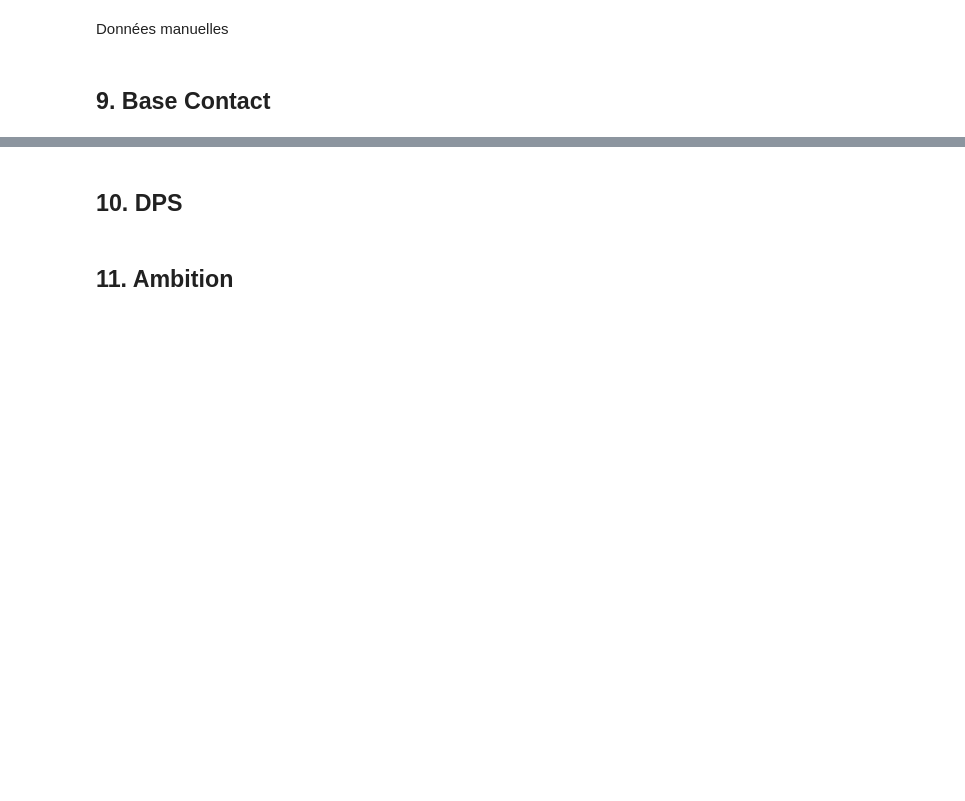
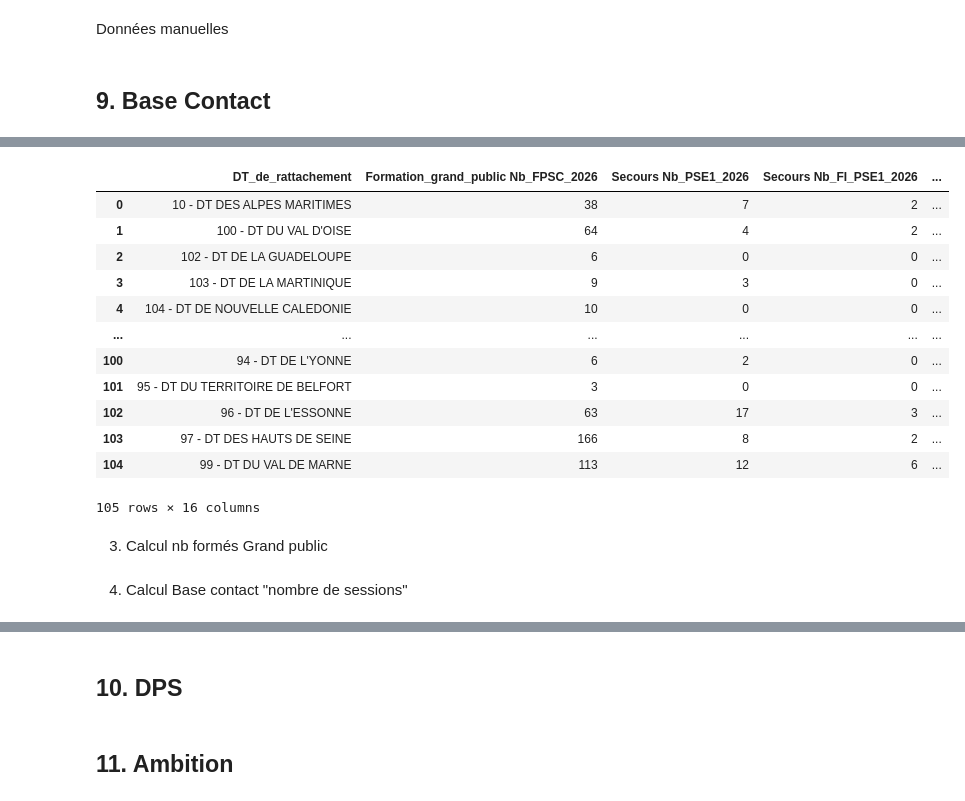
Before and after one commit to Croix-rouge-test/Code-PAT, a Jupyter notebook: main_pipeline.ipynb, the cells around one changed output, grey strips where cells are left out. Drawn from its saved outputs; the diff is of its cells as text; code cells hidden in the pictures; blank space fills up the shorter version.

```diff
--- a/main_pipeline.ipynb
+++ b/main_pipeline.ipynb
@@ -284,6 +349,3 @@ Données manuelles
 #df_Maraude_donnees_manuelles = Import_Maraude_manuel(client,df_ref_structure)
 # %% [markdown]
 ## 9. Base Contact
-# %%
-df_formation_session_resultat, df_formation_count_session_year, df_formation_session_resultat_fpg = clean_base_contact(client, df_ref_structure, target_date=TARGET_DATE)
-df_formation_session_resultat_IS = clean_pofo(client, df_ref_structure, target_date = TARGET_DATE, half_year=True)
@@ -289,0 +441,39 @@ df_formation_session_resultat_IS = clean_pofo(client, df_ref_structure, target_d
+# %%
+#Calcul pour 2026 :
+df_formations_par_DT, df_formations_par_structure, df_formations_par_nivol, df_NIVOLS_IS =  calcul_base_contact( df_formation_session_resultat, df_ref_structure,df_rattachement_benevole_2026, annee = 2026,  date_limite_recyclage="31-05-2026", date_limite_obtention_debut="01-01-2025", date_limite_obtention_fin= "31-05-2026")
+
+#On rename "Secours Nb_IS_2026" par "Secours Nb_IS"
+df_formations_par_DT = df_formations_par_DT.rename(
+    columns={"Secours Nb_IS_2026": "Secours Nb_IS"}
+)
+
+df_formations_par_structure = df_formations_par_structure.rename(
+    columns={"Secours Nb_IS_2026": "Secours Nb_IS"}
+)
+
+#Numerateur pour taux de recyclage 2026
+df_formations_par_DT_rec_2026_numerateur, df_formations_par_structure_rec_2026_numerateur, _ ,_ =  calcul_base_contact( df_formation_session_resultat, df_ref_structure,df_rattachement_benevole_2026, annee = "recy2026",  date_limite_recyclage="31-12-2027", date_limite_obtention_debut="01-01-2026", date_limite_obtention_fin= "31-05-2026")
+
+# Dénominateur pour taux de renouvellement et taux de recyclage Calcul pour 2025
+df_formations_par_DT_ren_2026_denominateur, df_formations_par_structure_ren_2026_denominateur, _, _ =  calcul_base_contact( df_formation_session_resultat, df_ref_structure,df_rattachement_benevole_2025 , annee = 2025,  date_limite_recyclage=None, date_limite_obtention_debut="01-01-2024", date_limite_obtention_fin="31-12-2025")
+
+#Numerateur Calcul pour taux de renouvellement 2026
+df_formations_par_DT_ren_2026_numerateur, df_formations_par_structure_ren_2026_numerateur, _, _ =  calcul_base_contact( df_formation_session_resultat, df_ref_structure,df_rattachement_benevole_2026, annee = "renou_2026",  date_limite_recyclage=None, date_limite_obtention_debut="01-01-2026", date_limite_obtention_fin=None)
+# %%
+df_formations_par_DT
+# %% [output]
+|  | DT_de_rattachement | Formation_grand_public Nb_FPSC_2026 | Secours Nb_PSE1_2026 | Secours Nb_FI_PSE1_2026 | ... |
+| 0 | 10 - DT DES ALPES MARITIMES | 38 | 7 | 2 | ... |
+| 1 | 100 - DT DU VAL D'OISE | 64 | 4 | 2 | ... |
+| 2 | 102 - DT DE LA GUADELOUPE | 6 | 0 | 0 | ... |
+| 3 | 103 - DT DE LA MARTINIQUE | 9 | 3 | 0 | ... |
+| 4 | 104 - DT DE NOUVELLE CALEDONIE | 10 | 0 | 0 | ... |
+| ... | ... | ... | ... | ... | ... |
+| 100 | 94 - DT DE L'YONNE | 6 | 2 | 0 | ... |
+| 101 | 95 - DT DU TERRITOIRE DE BELFORT | 3 | 0 | 0 | ... |
+| 102 | 96 - DT DE L'ESSONNE | 63 | 17 | 3 | ... |
+| 103 | 97 - DT DES HAUTS DE SEINE | 166 | 8 | 2 | ... |
+| 104 | 99 - DT DU VAL DE MARNE | 113 | 12 | 6 | ... |
+105 rows × 16 columns
+# %% [markdown]
+3. Calcul nb formés Grand public
@@ -289,0 +490,2 @@ df_formation_session_resultat_IS = clean_pofo(client, df_ref_structure, target_d
+# %% [markdown]
+4. Calcul Base contact "nombre de sessions"
```
Also changed, not shown: parts of 38 cells of this notebook, 14 other files.
